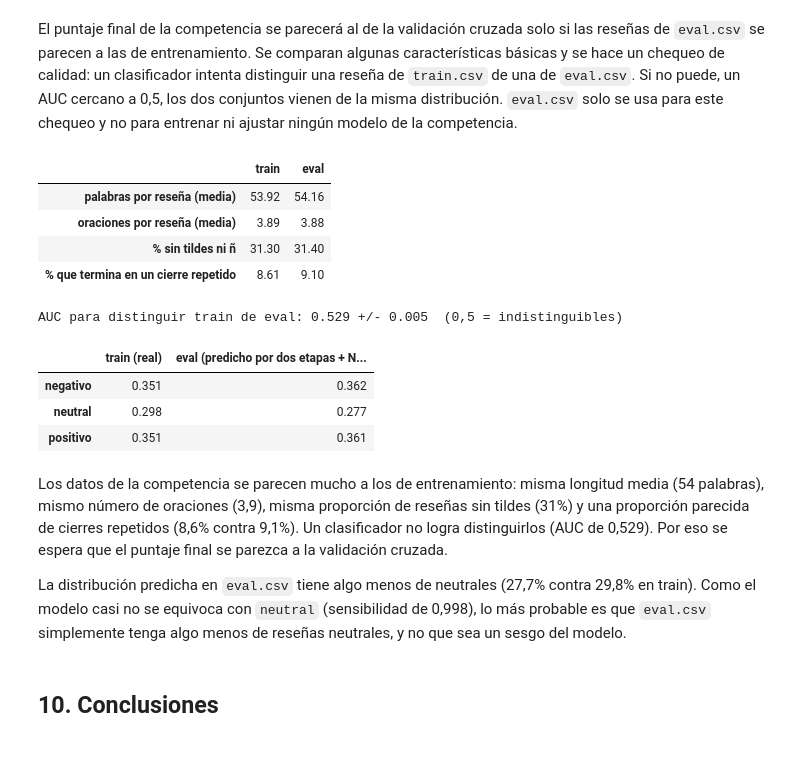
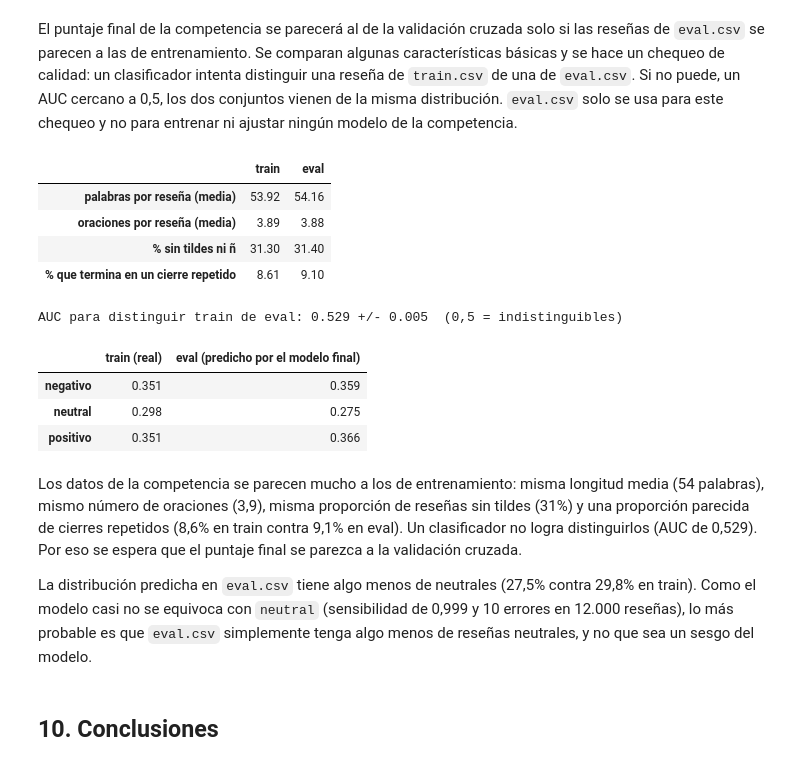
Before and after one commit to nierazo/MachineProyectoP1, a Jupyter notebook: notebooks/Diagnostico_Modelo_Final.ipynb, the cells around one changed output. Cells and saved outputs as stored; diff of their text form; code cells hidden in the pictures.

```diff
--- a/notebooks/Diagnostico_Modelo_Final.ipynb
+++ b/notebooks/Diagnostico_Modelo_Final.ipynb
@@ -360,10 +478,10 @@ class ModeloDosEtapasNBLR(ClassifierMixin, BaseEstimator):
 # %%
 modelos = {
-    'Dos etapas + NB-LR (Mejora 7)': ModeloDosEtapasNBLR(C_etapa2=0.1),
-    'Regresión logística corregida': Pipeline([
-        ('rep', construir_representacion_corregida()),
+    'Dos etapas + NB-LR robusto (Mejora 9)': ConAumento(ModeloDosEtapasNBLROpinion(C_etapa2=0.1)),
+    'Regresión logística robusta (Mejora 9)': ConAumento(Pipeline([
+        ('rep', construir_representacion_opinion()),
         ('modelo', LogisticRegression(C=10, penalty='l1', solver='liblinear', max_iter=3000, random_state=RANDOM_STATE)),
-    ]),
+    ])),
 }
 ELEGIDO, SIMPLE = list(modelos)
 # %% [markdown]
@@ -507,0 +634,10 @@ La exactitud de validación del modelo elegido sube de 0,884 con 1.920 reseñas
+# %%
+# Se barajan las etiquetas al azar: ya no hay ninguna relación entre el texto y la etiqueta
+y_barajada = pd.Series(y.sample(frac=1, random_state=0).values, index=y.index)
+filas = {}
+for nombre, modelo in modelos.items():
+    r = cross_validate(modelo, X, y_barajada, cv=particiones, scoring='accuracy', return_train_score=True, n_jobs=-1)
+    filas[nombre] = {'Exactitud entrenamiento': r['train_score'].mean(), 'Exactitud validación': r['test_score'].mean(),
+                     'Desviación validación': r['test_score'].std(ddof=1)}
+display(pd.DataFrame(filas).T.round(4))
+print(f'Proporción de la clase más frecuente: {y_barajada.value_counts(normalize=True).max():.4f}')
@@ -824,42 +971,42 @@ El puntaje final de la competencia se parecerá al de la validación cruzada sol
 # %%
 comparacion = pd.DataFrame({
     'train': {'palabras por reseña (media)': X['text'].str.split().str.len().mean(),
               'oraciones por reseña (media)': X['text'].map(lambda t: len(separar_oraciones(t))).mean(),
               '% sin tildes ni ñ': (~X['text'].str.contains('[áéíóúüñ¿¡]')).mean() * 100,
               '% que termina en un cierre repetido': X['text'].map(lambda t: clave_oracion(separar_oraciones(t)[-1]) in cierres).mean() * 100},
     'eval': {'palabras por reseña (media)': evaluacion['text'].str.split().str.len().mean(),
              'oraciones por reseña (media)': evaluacion['text'].map(lambda t: len(separar_oraciones(t))).mean(),
              '% sin tildes ni ñ': (~evaluacion['text'].str.contains('[áéíóúüñ¿¡]')).mean() * 100,
              '% que termina en un cierre repetido': evaluacion['text'].map(lambda t: clave_oracion(separar_oraciones(t)[-1]) in cierres).mean() * 100},
 })
 display(comparacion.round(2))
 
 # Chequeo de calidad: ¿un clasificador puede distinguir una reseña de train de una de eval?
 # (eval.csv no se usa para entrenar ni ajustar ningún modelo de la competencia; solo para este chequeo)
 textos = pd.concat([X['text'], evaluacion['text']], ignore_index=True)
 origen = np.r_[np.zeros(len(X)), np.ones(len(evaluacion))]
 distinguir = Pipeline([('tfidf', TfidfVectorizer(ngram_range=(1, 2), min_df=2)), ('modelo', LogisticRegression(max_iter=2000))])
 auc = cross_val_score(distinguir, textos, origen, cv=StratifiedKFold(5, shuffle=True, random_state=RANDOM_STATE), scoring='roc_auc', n_jobs=-1)
 print(f'AUC para distinguir train de eval: {auc.mean():.3f} +/- {auc.std():.3f}  (0,5 = indistinguibles)')
 
-envio = pd.read_csv(os.path.join(RUTA_ENVIOS, 'submission_dos_etapas_nblr.csv'))
+envio = pd.read_csv(os.path.join(RUTA_ENVIOS, 'submission_dos_etapas_nblr_robusto.csv'))
 display(pd.DataFrame({'train (real)': y.value_counts(normalize=True),
-                      'eval (predicho por dos etapas + NB-LR)': envio['answer'].value_counts(normalize=True)}).reindex(ORDEN_CLASES).round(3))
+                      'eval (predicho por el modelo final)': envio['answer'].value_counts(normalize=True)}).reindex(ORDEN_CLASES).round(3))
 # %% [output]
 |  | train | eval |
 | palabras por reseña (media) | 53.92 | 54.16 |
 | oraciones por reseña (media) | 3.89 | 3.88 |
 | % sin tildes ni ñ | 31.30 | 31.40 |
 | % que termina en un cierre repetido | 8.61 | 9.10 |
 AUC para distinguir train de eval: 0.529 +/- 0.005  (0,5 = indistinguibles)
-|  | train (real) | eval (predicho por dos etapas + N... |
-| negativo | 0.351 | 0.362 |
-| neutral | 0.298 | 0.277 |
-| positivo | 0.351 | 0.361 |
+|  | train (real) | eval (predicho por el modelo final) |
+| negativo | 0.351 | 0.359 |
+| neutral | 0.298 | 0.275 |
+| positivo | 0.351 | 0.366 |
 # %% [markdown]
-Los datos de la competencia se parecen mucho a los de entrenamiento: misma longitud media (54 palabras), mismo número de oraciones (3,9), misma proporción de reseñas sin tildes (31%) y una proporción parecida de cierres repetidos (8,6% contra 9,1%). Un clasificador no logra distinguirlos (AUC de 0,529). Por eso se espera que el puntaje final se parezca a la validación cruzada.
+Los datos de la competencia se parecen mucho a los de entrenamiento: misma longitud media (54 palabras), mismo número de oraciones (3,9), misma proporción de reseñas sin tildes (31%) y una proporción parecida de cierres repetidos (8,6% en train contra 9,1% en eval). Un clasificador no logra distinguirlos (AUC de 0,529). Por eso se espera que el puntaje final se parezca a la validación cruzada.
 
-La distribución predicha en `eval.csv` tiene algo menos de neutrales (27,7% contra 29,8% en train). Como el modelo casi no se equivoca con `neutral` (sensibilidad de 0,998), lo más probable es que `eval.csv` simplemente tenga algo menos de reseñas neutrales, y no que sea un sesgo del modelo.
+La distribución predicha en `eval.csv` tiene algo menos de neutrales (27,5% contra 29,8% en train). Como el modelo casi no se equivoca con `neutral` (sensibilidad de 0,999 y 10 errores en 12.000 reseñas), lo más probable es que `eval.csv` simplemente tenga algo menos de reseñas neutrales, y no que sea un sesgo del modelo.
 # %% [markdown]
 ## 10. Conclusiones
 # %% [markdown]
```
Also changed, not shown: parts of 36 cells of this notebook, 5 other files.
